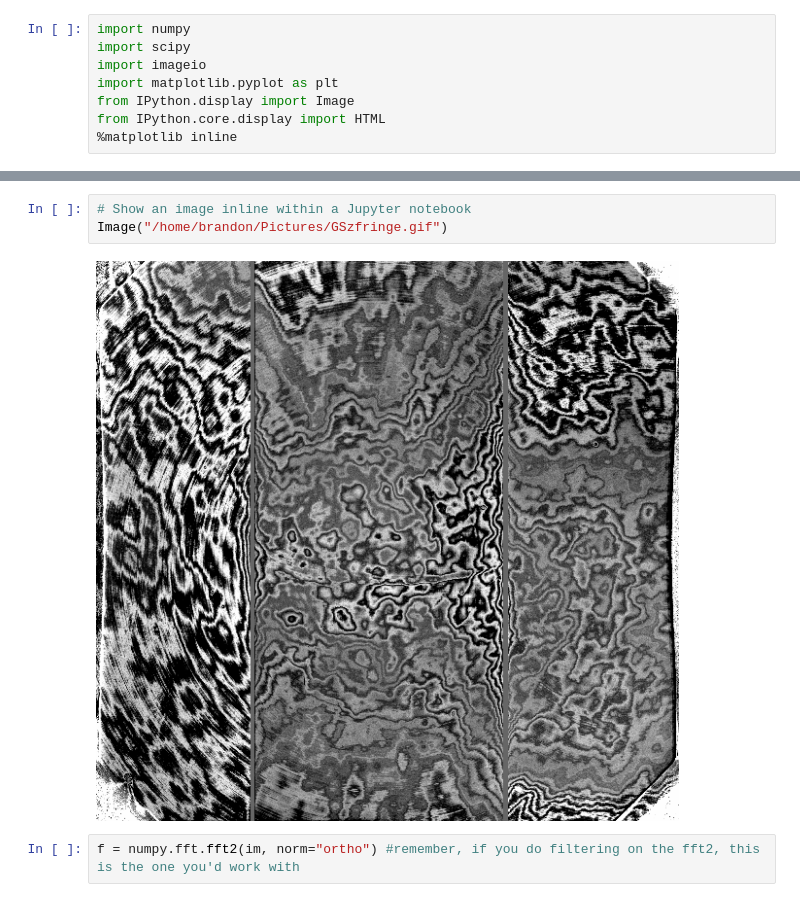
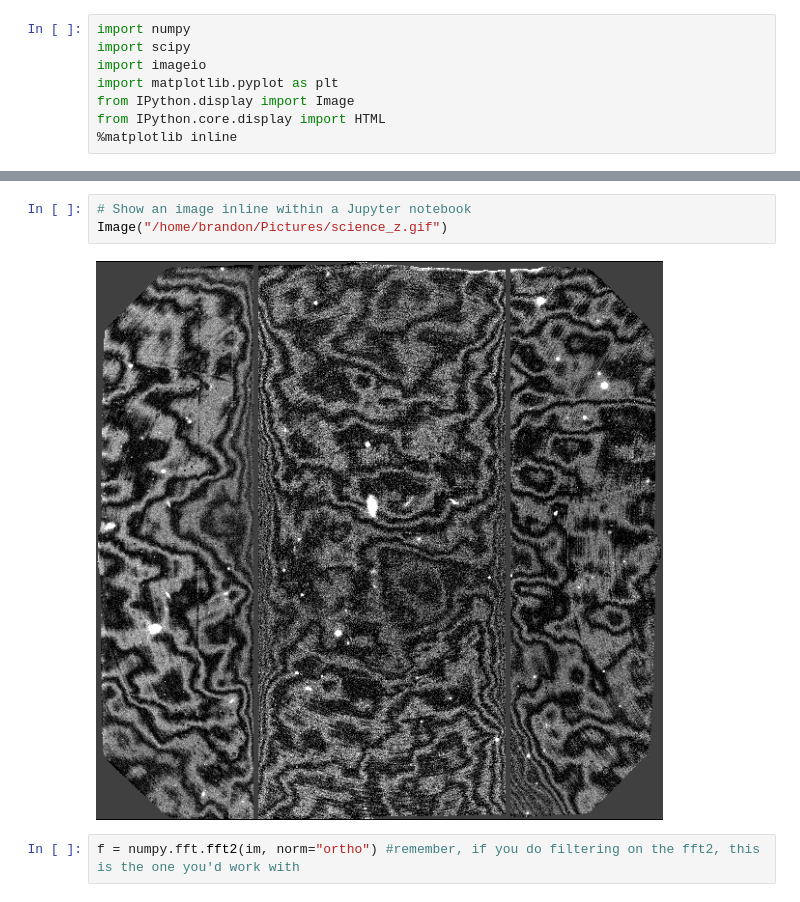
Before and after one commit to bbevan/myjupyternotebooks, a Jupyter notebook: FFT2 in Python - v2.ipynb, the cells around one changed output, grey strips where cells are left out. Cells and saved outputs as stored; diff of their text form.

```diff
--- a/FFT2 in Python - v2.ipynb
+++ b/FFT2 in Python - v2.ipynb
@@ -19,8 +19,8 @@ plt.imshow(im)
 # %%
 # Show an image inline within a Jupyter notebook
-Image("/home/brandon/Pictures/GSzfringe.gif")
+Image("/home/brandon/Pictures/science_z.gif")
 # %% [output]
-[figure, old version]
+[figure, new version]
 # %%
 f = numpy.fft.fft2(im, norm="ortho") #remember, if you do filtering on the fft2, this is the one you'd work with
 # %%
```
Also changed, not shown: parts of 8 cells of this notebook.
